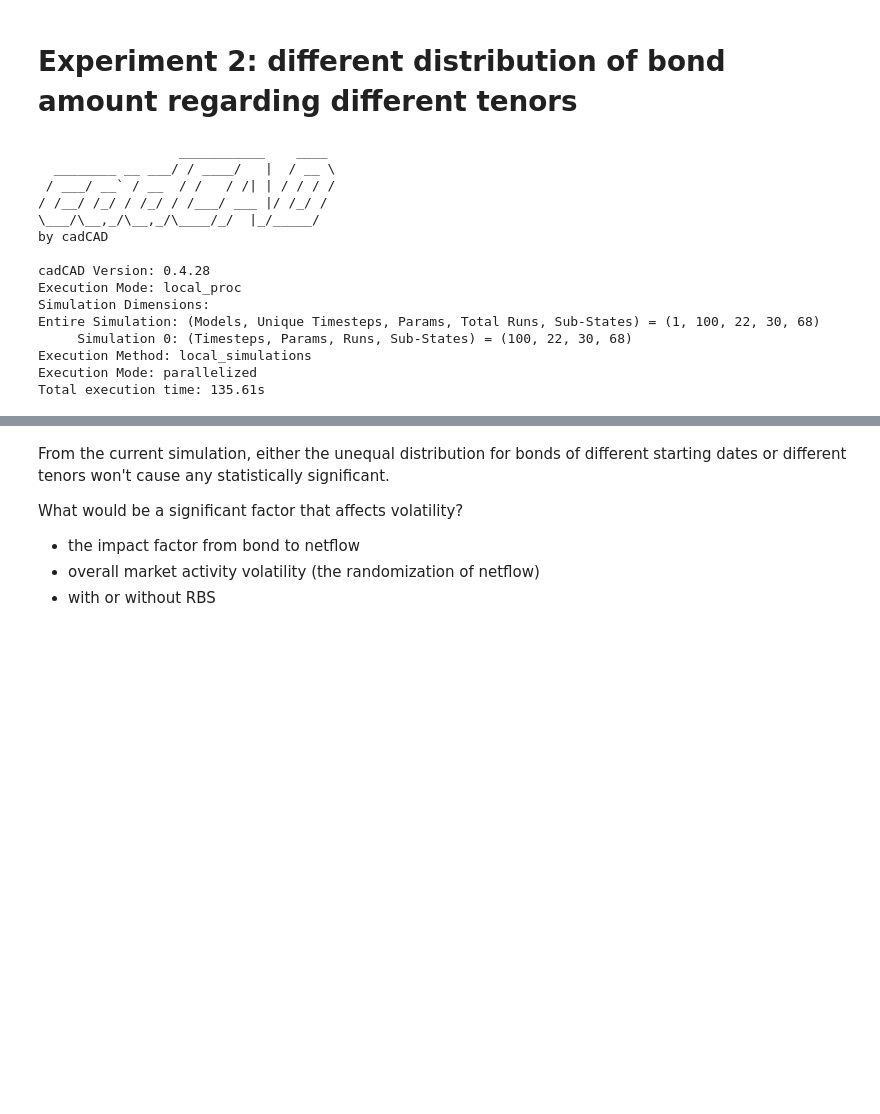
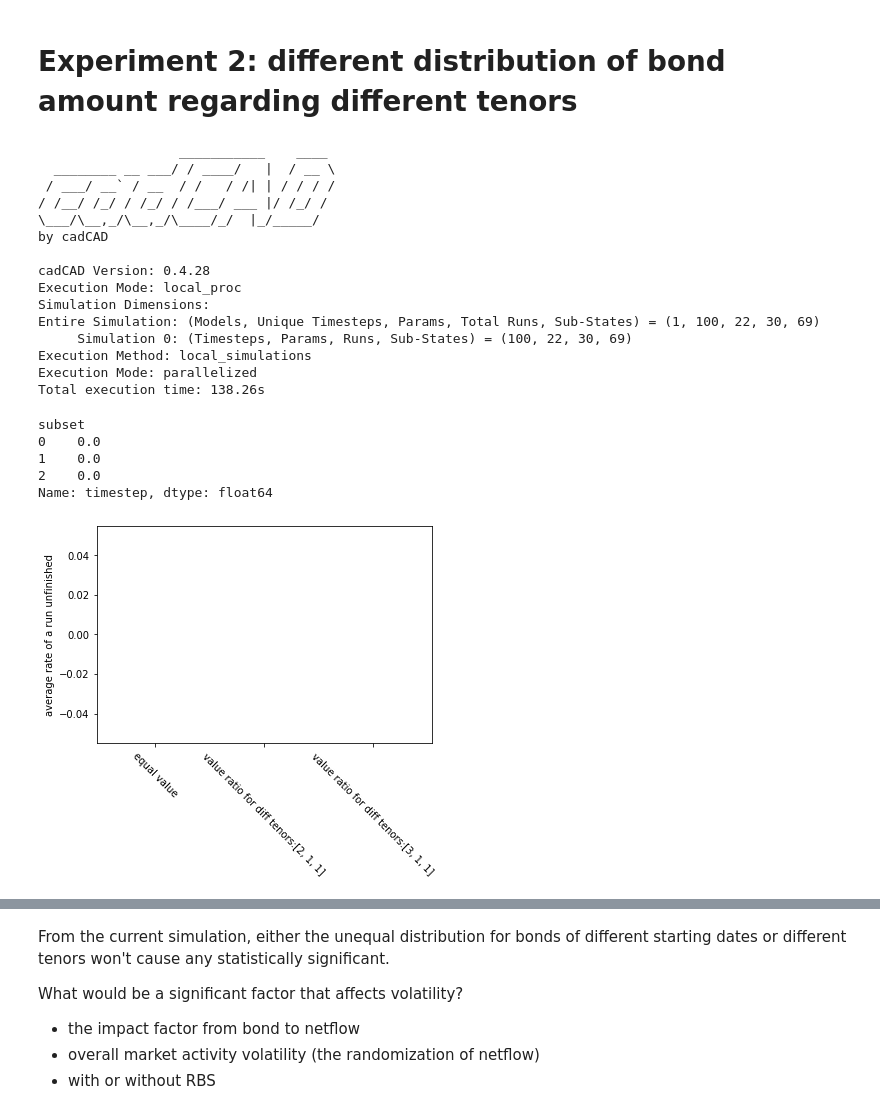
Before and after one commit to OlympusDAO/olympus-digital-twin, a Jupyter notebook: ohmbond_research.ipynb, the cells around one changed output, grey strips where cells are left out. Cells and saved outputs as stored; diff of their text form; code cells hidden in the pictures; blank space fills up the shorter version.

```diff
--- a/ohmbond_research.ipynb
+++ b/ohmbond_research.ipynb
@@ -62,11 +72,13 @@ from model.utility.default_parameters import default_params1 as params
 from model.signals.bond_signals import total_value_bond_creation
 number_runs = 10
 number_steps = 100
+
+total_amount = 3e6
 val_ratio1=[2,1,1]
-bond0 = total_value_bond_creation(start_dates= 5, simulation_timesteps=number_steps, bond_tenors=[30,60,90], total_face_value=5e5,bond_value_distribution=[])
-bond1 = total_value_bond_creation(start_dates= 5, simulation_timesteps=number_steps, bond_tenors=[30,60,90], total_face_value=5e5,bond_value_distribution=val_ratio1)
+bond0 = total_value_bond_creation(start_dates= 5, simulation_timesteps=number_steps, bond_tenors=[30,60,90], total_face_value=total_amount,bond_value_distribution=[])
+bond1 = total_value_bond_creation(start_dates= 5, simulation_timesteps=number_steps, bond_tenors=[30,60,90], total_face_value=total_amount,bond_value_distribution=val_ratio1)
 val_ratio2 = [3,1,1]
-bond2 = total_value_bond_creation(start_dates= 5, simulation_timesteps=number_steps, bond_tenors=[30,60,90], total_face_value=5e5,bond_value_distribution=val_ratio2)
+bond2 = total_value_bond_creation(start_dates= 5, simulation_timesteps=number_steps, bond_tenors=[30,60,90], total_face_value=total_amount,bond_value_distribution=val_ratio2)
 
 params.update({'bond_create_schedule':[bond0,bond1,bond2]})
 params.update({'bond_schedule_name':['equal value','value ratio for diff tenors:'+str(val_ratio1),'value ratio for diff tenors:'+str(val_ratio2)]})
@@ -75,12 +87,12 @@ from model.utility.default_initial_state import default_initial_state1 as initia
 from model.utility.initial_state_functions import fill_in_initial_state
 initial_state = fill_in_initial_state(initial_state, params)
 
-from model.run import load_config, run, post_processing
+from model.run import load_config, run,new_run, post_processing
 # Load the experiment
 exp = load_config(number_runs, params, initial_state, number_steps)
 
 # Run the experiment
-raw = run(exp)
+raw = new_run(exp)
 
 # Parse the raw data
 df2 = post_processing(raw)
@@ -95,8 +107,8 @@ by cadCAD
 cadCAD Version: 0.4.28
 Execution Mode: local_proc
 Simulation Dimensions:
-Entire Simulation: (Models, Unique Timesteps, Params, Total Runs, Sub-States) = (1, 100, 22, 30, 68)
-     Simulation 0: (Timesteps, Params, Runs, Sub-States) = (100, 22, 30, 68)
+Entire Simulation: (Models, Unique Timesteps, Params, Total Runs, Sub-States) = (1, 100, 22, 30, 69)
+     Simulation 0: (Timesteps, Params, Runs, Sub-States) = (100, 22, 30, 69)
 Execution Method: local_simulations
 Execution Mode: parallelized
-Total execution time: 135.61s
+Total execution time: 138.26s
@@ -103,3 +118,18 @@ Total execution time: 135.61s
+# %%
+import pickle
+
+[df1,df2] = pickle.load(open('simudata/ohmbond_research/simu_df12.p','rb'))
+number_steps = 100
+# %%
+from model.utility.visualization import plot_simu_interruption_rate
+plot_simu_interruption_rate(df2,number_steps)
+# %% [output]
+subset
+0    0.0
+1    0.0
+2    0.0
+Name: timestep, dtype: float64
+[figure, added]
 # %%
 plot_price_standard_deviation(df2)
 # %% [output]
```
Also changed, not shown: parts of 21 cells of this notebook, 11 other files.
